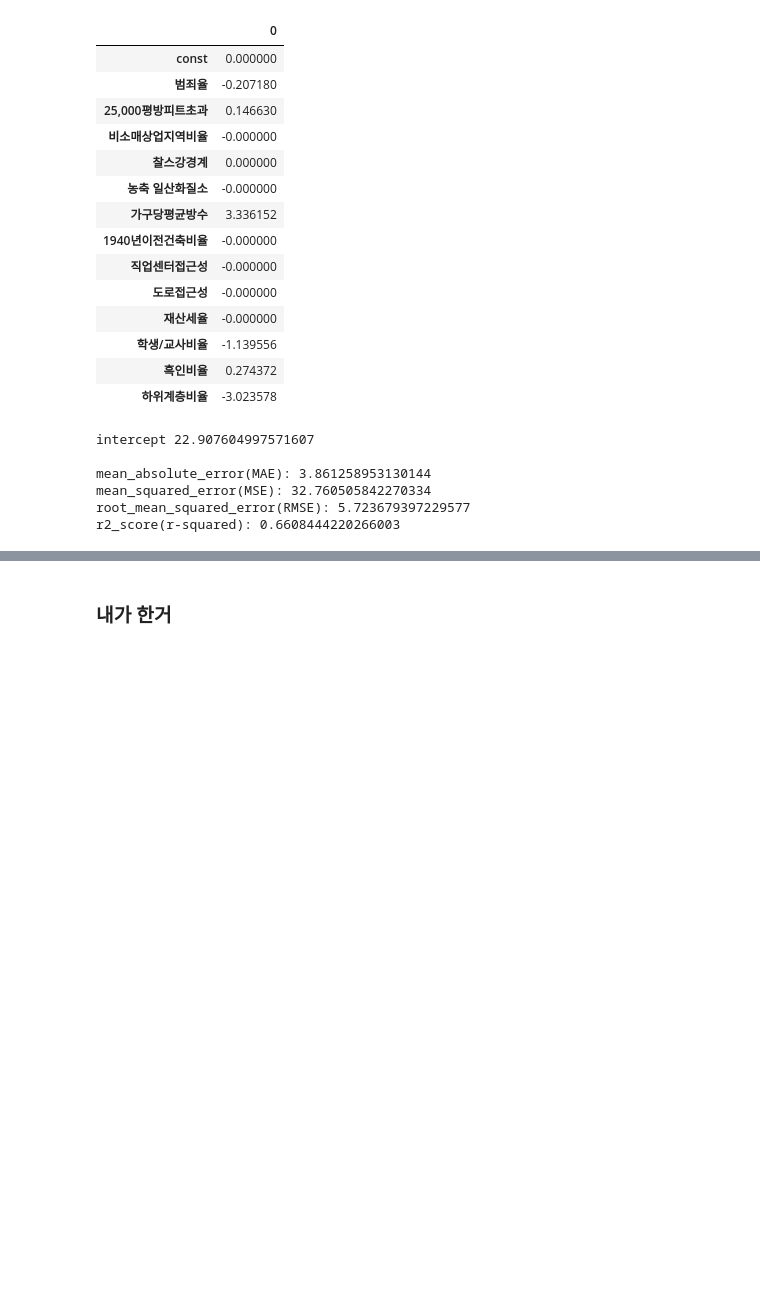
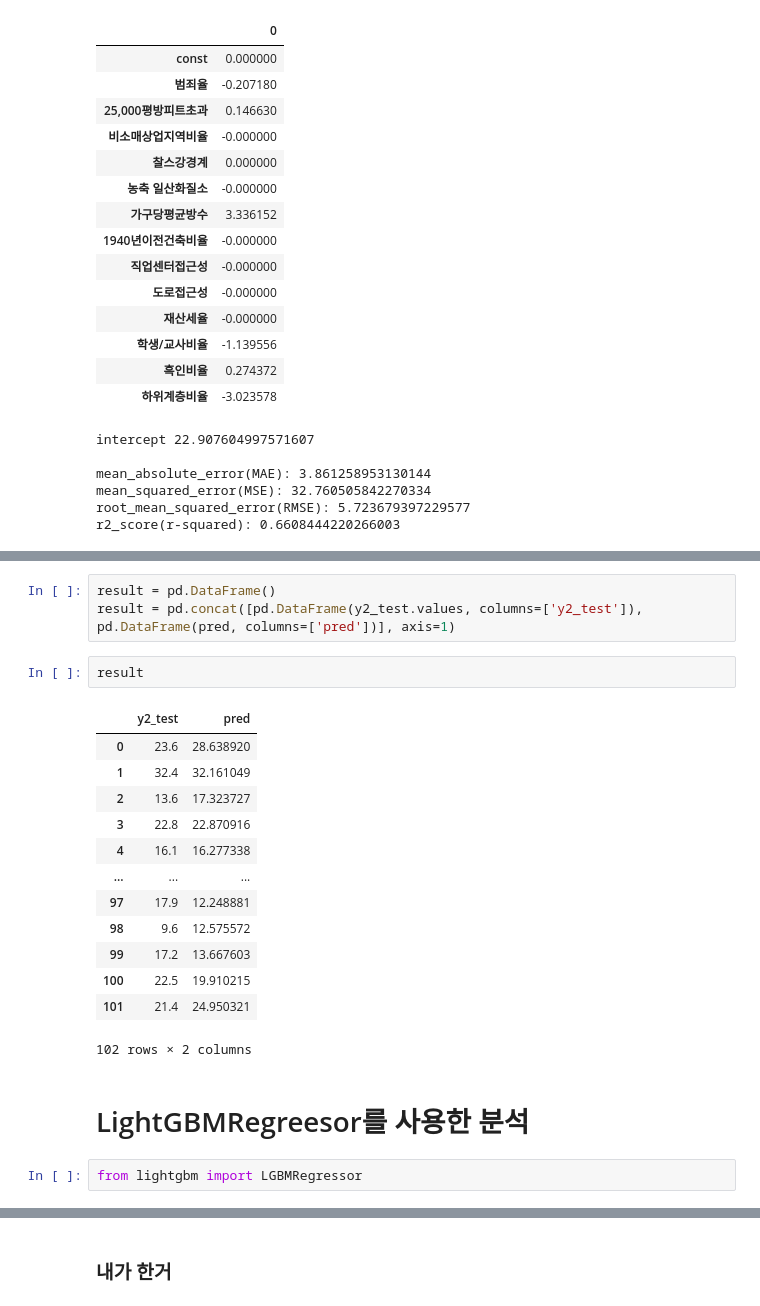
Before and after one commit to Minseos/-, a Jupyter notebook: 06_machine_learning/14_회귀분석_보스턴집값예측_라쏘_릿지_엘라스틱넷_내가.ipynb, the cells around one changed output, grey strips where cells are left out. Drawn from its saved outputs; the diff is of its cells as text; blank space fills up the shorter version.

```diff
--- a/06_machine_learning/14_회귀분석_보스턴집값예측_라쏘_릿지_엘라스틱넷_내가.ipynb
+++ b/06_machine_learning/14_회귀분석_보스턴집값예측_라쏘_릿지_엘라스틱넷_내가.ipynb
@@ -472,0 +708,23 @@ r2_score(r-squared): 0.6608444220266003
+# %%
+result = pd.DataFrame()
+result = pd.concat([pd.DataFrame(y2_test.values, columns=['y2_test']), pd.DataFrame(pred, columns=['pred'])], axis=1)
+# %%
+result
+# %% [output]
+|  | y2_test | pred |
+| 0 | 23.6 | 28.638920 |
+| 1 | 32.4 | 32.161049 |
+| 2 | 13.6 | 17.323727 |
+| 3 | 22.8 | 22.870916 |
+| 4 | 16.1 | 16.277338 |
+| ... | ... | ... |
+| 97 | 17.9 | 12.248881 |
+| 98 | 9.6 | 12.575572 |
+| 99 | 17.2 | 13.667603 |
+| 100 | 22.5 | 19.910215 |
+| 101 | 21.4 | 24.950321 |
+102 rows × 2 columns
+# %% [markdown]
+# LightGBMRegreesor를 사용한 분석
+# %%
+from lightgbm import LGBMRegressor
```
Also changed, not shown: parts of 31 cells of this notebook, 3 other files.
